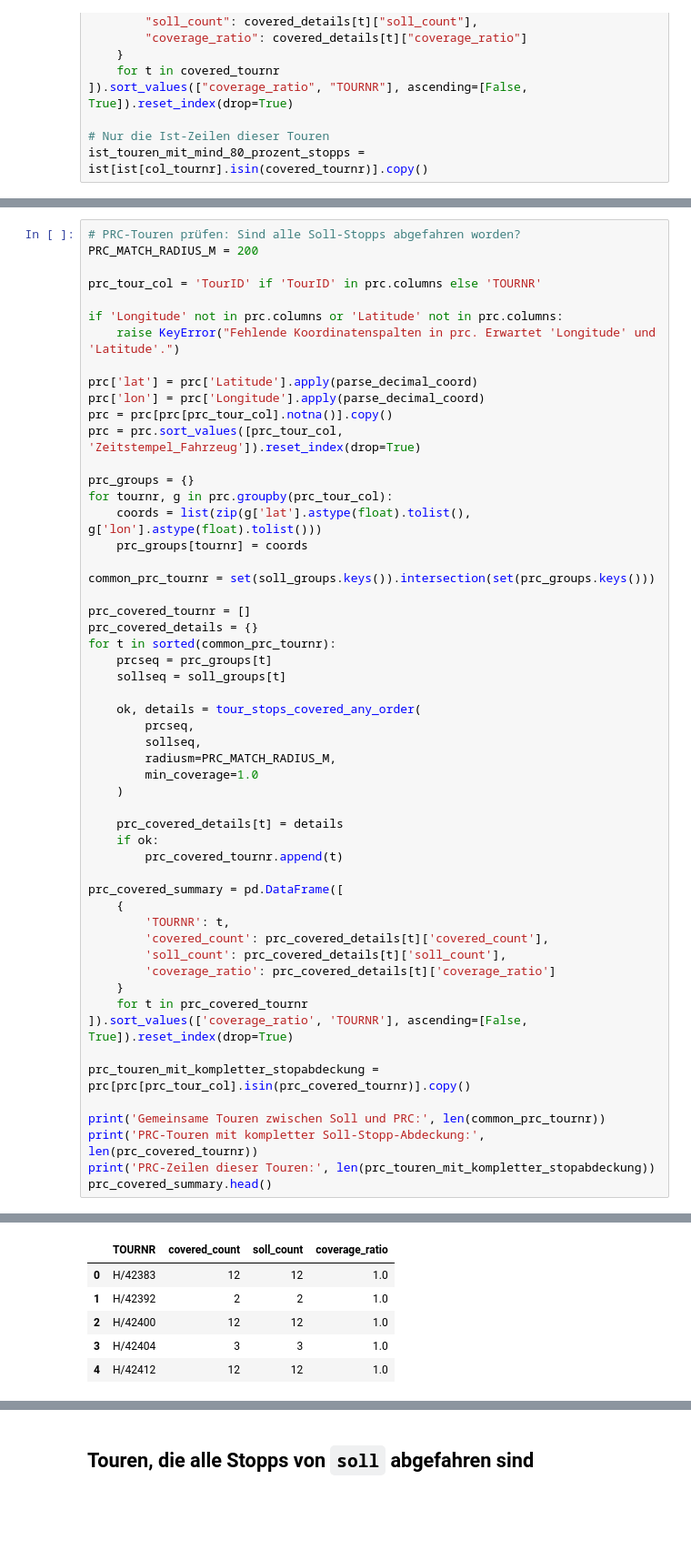
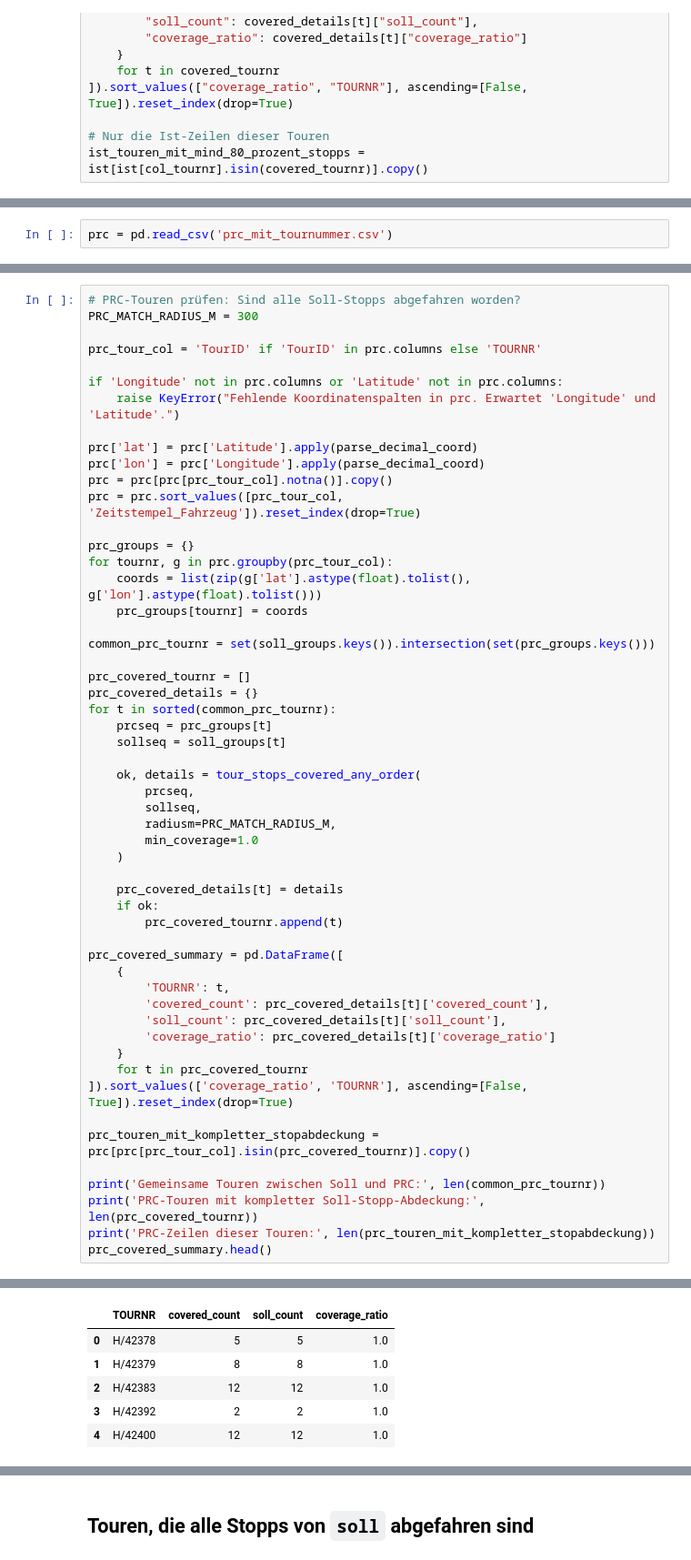
Before and after one commit to junguy01/transport_optimization, a Jupyter notebook: analyse_soll_ist_clean.ipynb, the cells around one changed output, grey strips where cells are left out. Shown at 91% size. Drawn from its saved outputs; the diff is of its cells as text; blank space fills up the shorter version.

```diff
--- a/analyse_soll_ist_clean.ipynb
+++ b/analyse_soll_ist_clean.ipynb
@@ -531,0 +819,2 @@ ist_touren_mit_mind_80_prozent_stopps = ist[ist[col_tournr].isin(covered_tournr)
+# %%
+prc = pd.read_csv('prc_mit_tournummer.csv')
@@ -532,6 +823,6 @@ ist_touren_mit_mind_80_prozent_stopps = ist[ist[col_tournr].isin(covered_tournr)
 # %%
 # PRC-Touren prüfen: Sind alle Soll-Stopps abgefahren worden?
-PRC_MATCH_RADIUS_M = 200
+PRC_MATCH_RADIUS_M = 300
 
 prc_tour_col = 'TourID' if 'TourID' in prc.columns else 'TOURNR'
 
@@ -590,6 +881,6 @@ PRC-Zeilen dieser Touren: 11736
 |  | TOURNR | covered_count | soll_count | coverage_ratio |
-| 0 | H/42383 | 12 | 12 | 1.0 |
-| 1 | H/42392 | 2 | 2 | 1.0 |
-| 2 | H/42400 | 12 | 12 | 1.0 |
-| 3 | H/42404 | 3 | 3 | 1.0 |
-| 4 | H/42412 | 12 | 12 | 1.0 |
+| 0 | H/42378 | 5 | 5 | 1.0 |
+| 1 | H/42379 | 8 | 8 | 1.0 |
+| 2 | H/42383 | 12 | 12 | 1.0 |
+| 3 | H/42392 | 2 | 2 | 1.0 |
+| 4 | H/42400 | 12 | 12 | 1.0 |
```
Also changed, not shown: parts of 55 cells of this notebook.
